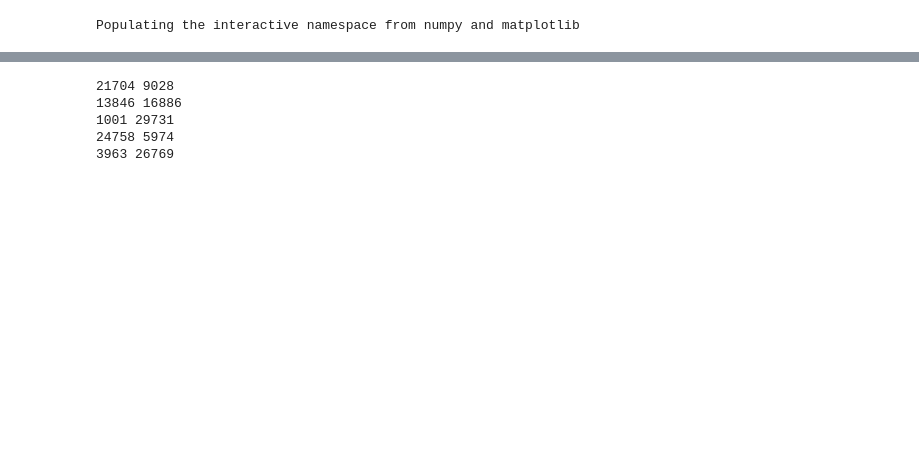
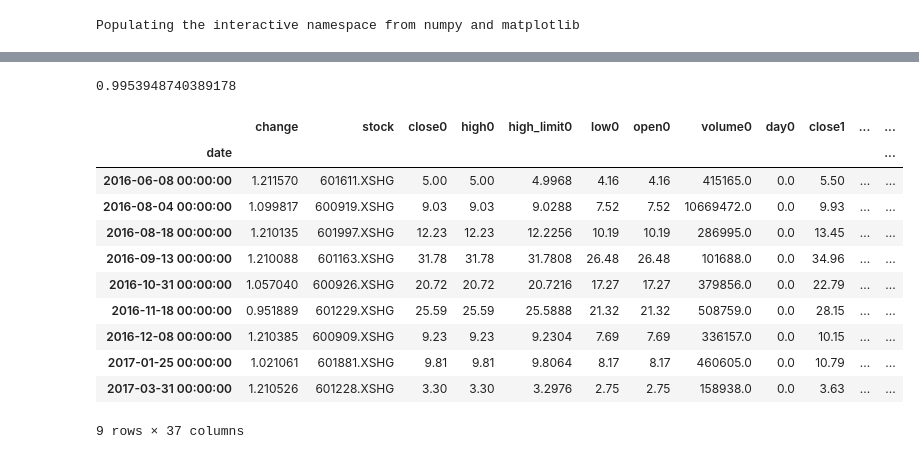
Before and after one commit to StockFucker/top, a Jupyter notebook: strategy.ipynb, the cells around one changed output, grey strips where cells are left out. Cells and saved outputs as stored; diff of their text form; code cells hidden in the pictures; blank space fills up the shorter version.

```diff
--- a/strategy.ipynb
+++ b/strategy.ipynb
@@ -51,18 +17,7 @@ Name: isnew, dtype: bool
-# %%
-is_new = data_df["isnew"] == 1
-small_capq = data_df["capq"] < 0.5
-small_cap = data_df["circap"] < 200
-print len(data_df[minute & notyz1 & notyz2]),len(data_df[~minute & notyz1 & notyz2])
-print len(data_df[volume & notyz1 & notyz2]),len(data_df[~volume & notyz1 & notyz2])
-print len(data_df[is_new & notyz1 & notyz2]),len(data_df[~is_new & notyz1 & notyz2])
-print len(data_df[small_capq & notyz1 & notyz2]),len(data_df[~small_capq & notyz1 & notyz2])
-print len(data_df[small_cap & notyz1 & notyz2]),len(data_df[~small_cap & notyz1 & notyz2])
-# %% [output]
-21704 9028
-13846 16886
-1001 29731
-24758 5974
-3963 26769
+# %%
+data_df["change"].mean()
+# %% [output]
+0.9953948740389178
 # %%
 def low(day):
     return "minute_low" if day == 2 else "low" + str(day)
@@ -136 +95,16 @@ def result(valid_data_df):
+# %%
+valid_df
+# %% [output]
+|  | change | stock | close0 | high0 | high_limit0 | low0 | open0 | volume0 | day0 | close1 | ... | ... |
+| date |  |  |  |  |  |  |  |  |  |  |  | ... |
+| 2016-06-08 00:00:00 | 1.211570 | 601611.XSHG | 5.00 | 5.00 | 4.9968 | 4.16 | 4.16 | 415165.0 | 0.0 | 5.50 | ... | ... |
+| 2016-08-04 00:00:00 | 1.099817 | 600919.XSHG | 9.03 | 9.03 | 9.0288 | 7.52 | 7.52 | 10669472.0 | 0.0 | 9.93 | ... | ... |
+| 2016-08-18 00:00:00 | 1.210135 | 601997.XSHG | 12.23 | 12.23 | 12.2256 | 10.19 | 10.19 | 286995.0 | 0.0 | 13.45 | ... | ... |
+| 2016-09-13 00:00:00 | 1.210088 | 601163.XSHG | 31.78 | 31.78 | 31.7808 | 26.48 | 26.48 | 101688.0 | 0.0 | 34.96 | ... | ... |
+| 2016-10-31 00:00:00 | 1.057040 | 600926.XSHG | 20.72 | 20.72 | 20.7216 | 17.27 | 17.27 | 379856.0 | 0.0 | 22.79 | ... | ... |
+| 2016-11-18 00:00:00 | 0.951889 | 601229.XSHG | 25.59 | 25.59 | 25.5888 | 21.32 | 21.32 | 508759.0 | 0.0 | 28.15 | ... | ... |
+| 2016-12-08 00:00:00 | 1.210385 | 600909.XSHG | 9.23 | 9.23 | 9.2304 | 7.69 | 7.69 | 336157.0 | 0.0 | 10.15 | ... | ... |
+| 2017-01-25 00:00:00 | 1.021061 | 601881.XSHG | 9.81 | 9.81 | 9.8064 | 8.17 | 8.17 | 460605.0 | 0.0 | 10.79 | ... | ... |
+| 2017-03-31 00:00:00 | 1.210526 | 601228.XSHG | 3.30 | 3.30 | 3.2976 | 2.75 | 2.75 | 158938.0 | 0.0 | 3.63 | ... | ... |
+9 rows × 37 columns
 # %%
```
Also changed, not shown: parts of 10 cells of this notebook, 2 other files.
